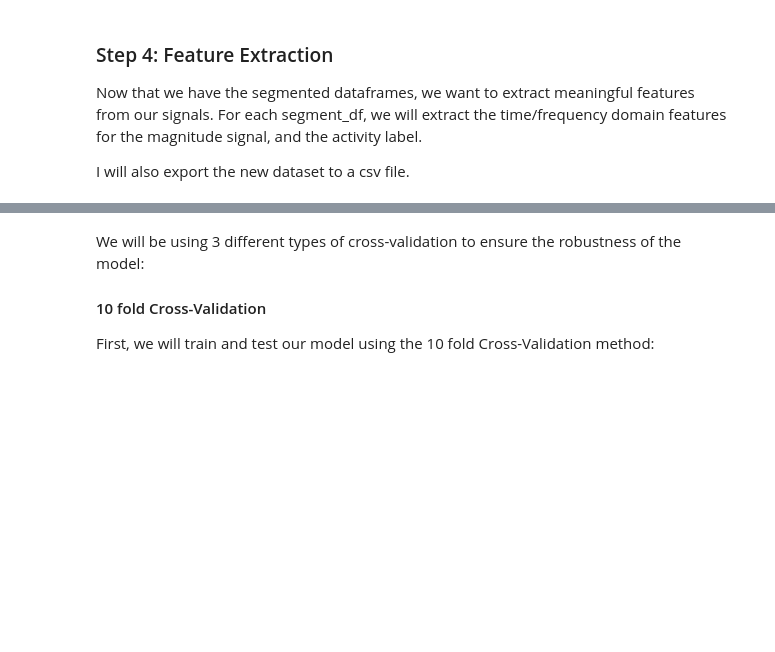
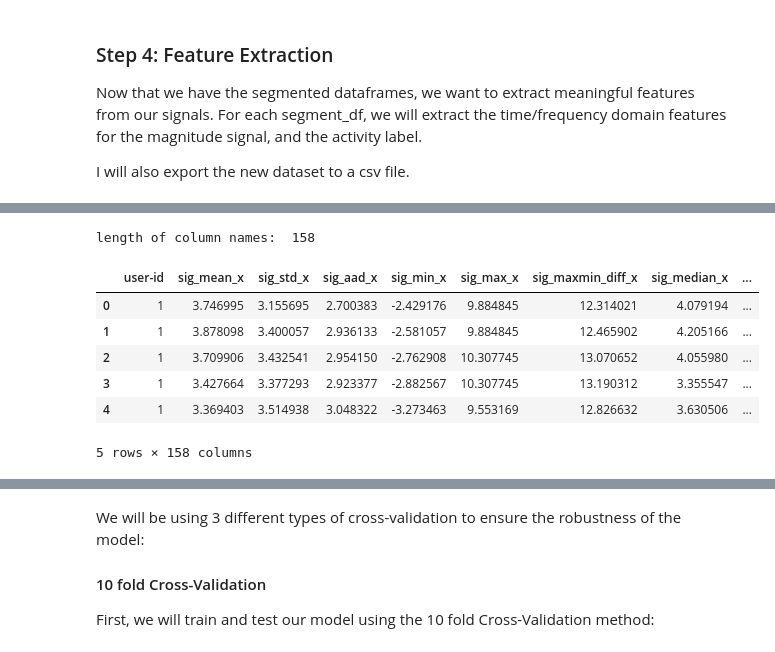
Before and after one commit to hvrlxy/HINF5300, a Jupyter notebook: Assignment2/code/activity_recognition.ipynb, the cells around one changed output, grey strips where cells are left out. Drawn from its saved outputs; the diff is of its cells as text; code cells hidden in the pictures; blank space fills up the shorter version.

```diff
--- a/Assignment2/code/activity_recognition.ipynb
+++ b/Assignment2/code/activity_recognition.ipynb
@@ -399 +365,61 @@ extracted_df.head()
+# %%
+# extract the features from the segmented signal
+time_domain_columns = ['sig_mean', 'sig_std', 'sig_aad', 'sig_min', 'sig_max', 'sig_maxmin_diff', 'sig_median',
+            'sig_mad', 'sig_IQR', 'sig_neg_count', 'sig_pos_count', 'sig_above_mean', 'sig_num_peaks', 'sig_skew', 'sig_kurtosis',
+            'sig_energy', 'sig_sma']
+
+similaritities_columes = [f"{col}_autocorr" for col in time_domain_columns] + [f"{col}_dtw" for col in time_domain_columns] + [f"{col}_euclidean" for col in time_domain_columns]
+
+column_names=['sig_mean', 'sig_std', 'sig_aad', 'sig_min', 'sig_max', 'sig_maxmin_diff', 'sig_median',
+            'sig_mad', 'sig_IQR', 'sig_neg_count', 'sig_pos_count', 'sig_above_mean', 'sig_num_peaks', 'sig_skew', 'sig_kurtosis',
+            'sig_energy', 'sig_sma', 'sig_fft_dc', 'sig_fft_mean', 'sig_fft_std', 'sig_fft_aad', 'sig_fft_min', 'sig_fft_max',
+            'sig_fft_maxmin_diff', 'sig_fft_median', 'sig_fft_mad', 'sig_fft_IQR', 'sig_fft_neg_count', 'sig_fft_pos_count',
+            'sig_fft_above_mean', 'sig_fft_num_peaks', 'sig_fft_skew', 'sig_fft_kurtosis',
+            'sig_fft_energy', 'sig_fft_sma']
+
+# add _x, _y, _z to the column names for the x, y, and z signals
+column_names_x = [column_name + '_x' for column_name in column_names]
+column_names_y = [column_name + '_y' for column_name in column_names]
+column_names_z = [column_name + '_z' for column_name in column_names]
+# combine the column names
+column_names = ["user-id"] + column_names_x + column_names_y + column_names_z + [f"{col}_mag" for col in similaritities_columes] + ["activity_label"]
+print("length of column names: ", len(column_names))
+extracted_df = pd.DataFrame(columns=column_names)
+for i in tqdm.tqdm(range(len(segmented_dfs))):
+    df = segmented_dfs[i]
+    # get the user id
+    user_id = df['user-id'].iloc[0]
+    # get the activity label
+    activity_label = df['activity'].iloc[0]
+    #extract time domain the features from the x, y, and z signals
+    x_features = get_time_series_features(df['x'])
+    y_features = get_time_series_features(df['y'])
+    z_features = get_time_series_features(df['z'])
+    # extract the fft features from the x, y, and z signals
+    x_fft_features = get_freq_domain_features(df['x'])
+    y_fft_features = get_freq_domain_features(df['y'])
+    z_fft_features = get_freq_domain_features(df['z'])
+    # extract similarity features
+    mag_similarities = get_similarity_features(df['magnitude'])
+    # print("length of mag similarities: ", len(mag_similarities))
+    # combine the features
+    features = [user_id] + x_features + x_fft_features + y_features + y_fft_features + z_features + z_fft_features + mag_similarities + [activity_label]
+    # print("length of features: ", len(features))
+    #append the features to the dataframe
+    extracted_df.loc[len(extracted_df)] = features
+
+# export the extracted features to a csv file
+extracted_df.to_csv(ROOT_DIR + '/../data/clean/extracted_features.csv', index=False)
+
+# print the first 5 rows of the extracted features
+extracted_df.head()
+# %% [output]
+length of column names:  158
+|  | user-id | sig_mean_x | sig_std_x | sig_aad_x | sig_min_x | sig_max_x | sig_maxmin_diff_x | sig_median_x | ... |
+| 0 | 1 | 3.746995 | 3.155695 | 2.700383 | -2.429176 | 9.884845 | 12.314021 | 4.079194 | ... |
+| 1 | 1 | 3.878098 | 3.400057 | 2.936133 | -2.581057 | 9.884845 | 12.465902 | 4.205166 | ... |
+| 2 | 1 | 3.709906 | 3.432541 | 2.954150 | -2.762908 | 10.307745 | 13.070652 | 4.055980 | ... |
+| 3 | 1 | 3.427664 | 3.377293 | 2.923377 | -2.882567 | 10.307745 | 13.190312 | 3.355547 | ... |
+| 4 | 1 | 3.369403 | 3.514938 | 3.048322 | -3.273463 | 9.553169 | 12.826632 | 3.630506 | ... |
+5 rows × 158 columns
 # %% [markdown]
```
Also changed, not shown: parts of 16 cells of this notebook, 2 other files.
